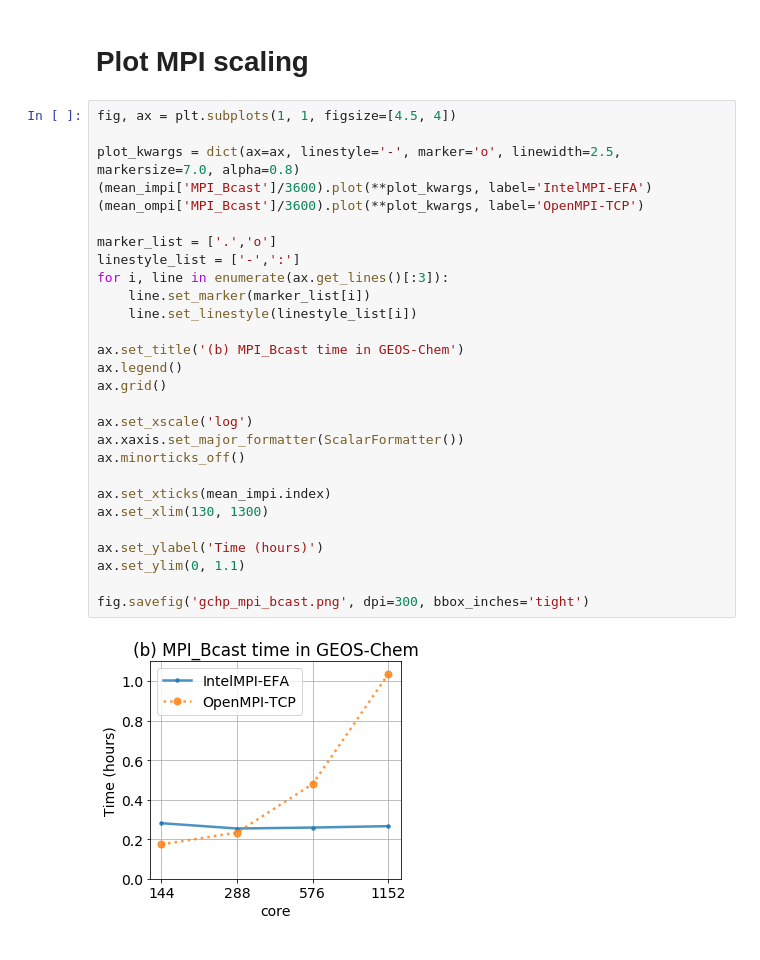
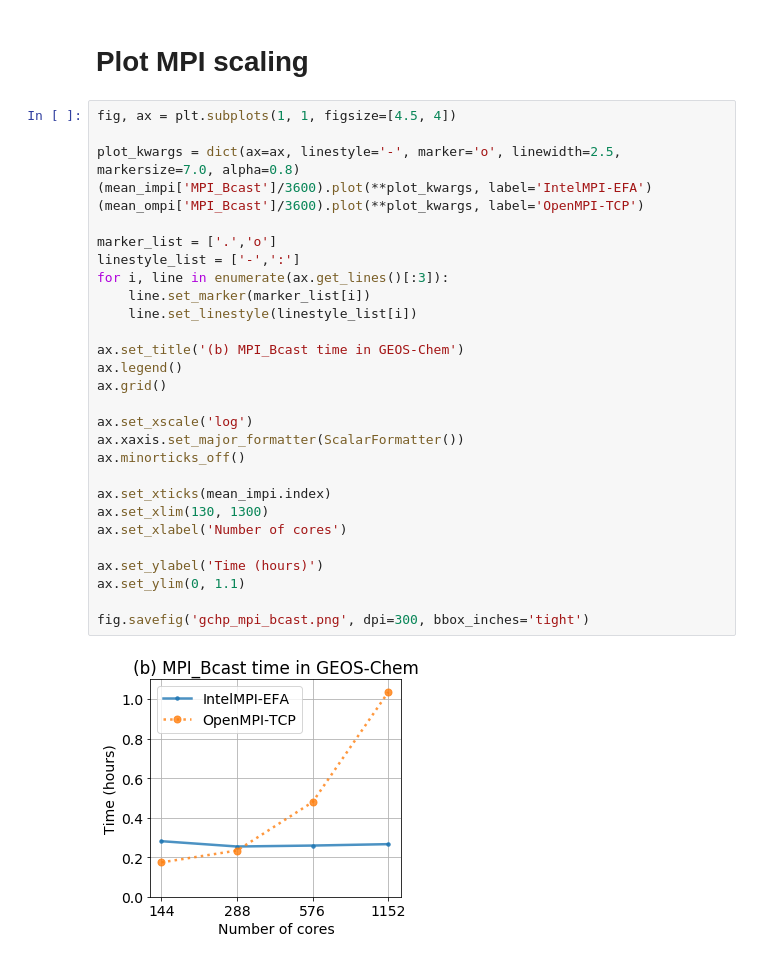
Before and after one commit to JiaweiZhuang/cloud-gchp-paper, a Jupyter notebook: notebooks/plot_ipm_profiling.ipynb, the cells around one changed output. Cells and saved outputs as stored; diff of their text form.

Commit message:
Use "Number of cores" for x-axis title

```diff
--- a/notebooks/plot_ipm_profiling.ipynb
+++ b/notebooks/plot_ipm_profiling.ipynb
@@ -175,30 +175,31 @@ plt.savefig('gchp-all-mpi.png', dpi=300, bbox_inches='tight')
 # %%
 fig, ax = plt.subplots(1, 1, figsize=[4.5, 4])
 
 plot_kwargs = dict(ax=ax, linestyle='-', marker='o', linewidth=2.5, markersize=7.0, alpha=0.8)
 (mean_impi['MPI_Bcast']/3600).plot(**plot_kwargs, label='IntelMPI-EFA')
 (mean_ompi['MPI_Bcast']/3600).plot(**plot_kwargs, label='OpenMPI-TCP')
 
 marker_list = ['.','o']
 linestyle_list = ['-',':']
 for i, line in enumerate(ax.get_lines()[:3]):
     line.set_marker(marker_list[i])
     line.set_linestyle(linestyle_list[i])
 
 ax.set_title('(b) MPI_Bcast time in GEOS-Chem')
 ax.legend()
 ax.grid()
 
 ax.set_xscale('log')
 ax.xaxis.set_major_formatter(ScalarFormatter())
 ax.minorticks_off()
 
 ax.set_xticks(mean_impi.index)
 ax.set_xlim(130, 1300)
+ax.set_xlabel('Number of cores')
 
 ax.set_ylabel('Time (hours)')
 ax.set_ylim(0, 1.1)
 
 fig.savefig('gchp_mpi_bcast.png', dpi=300, bbox_inches='tight')
 # %% [output]
-[figure, old version]
+[figure, new version]
```
Also changed, not shown: parts of 2 cells of this notebook.
